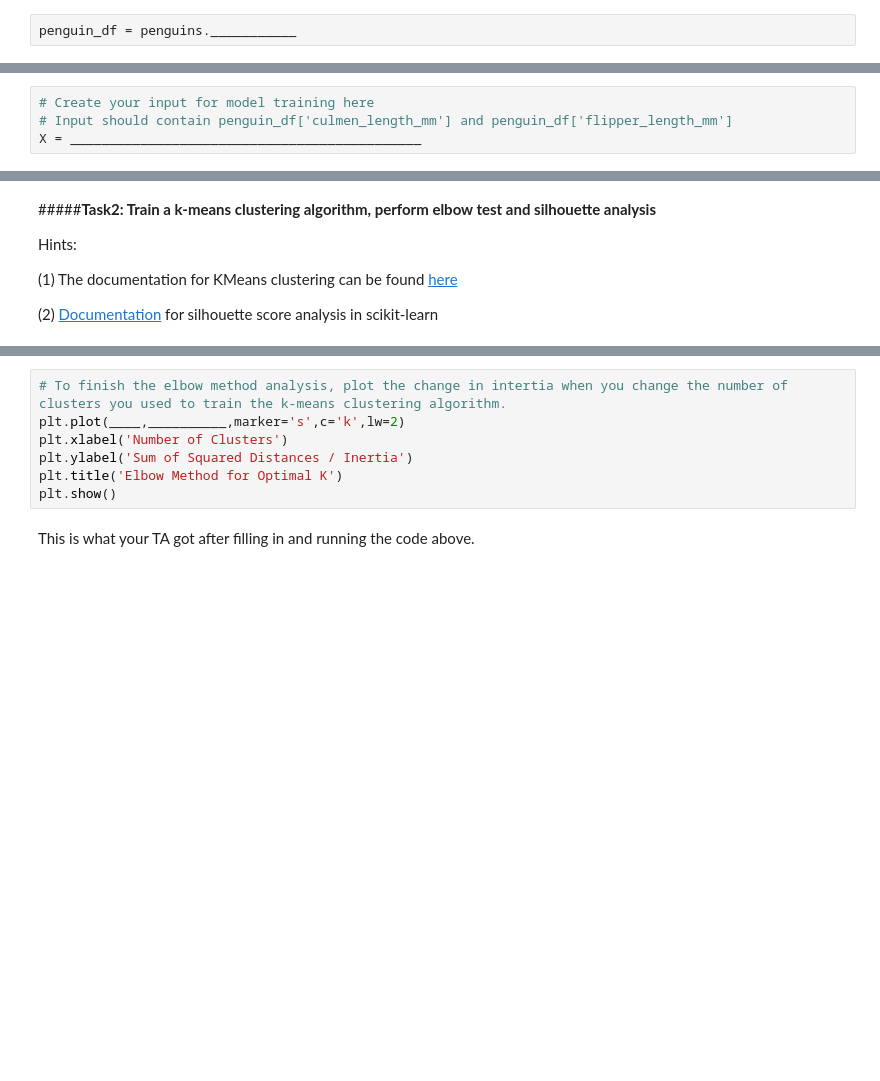
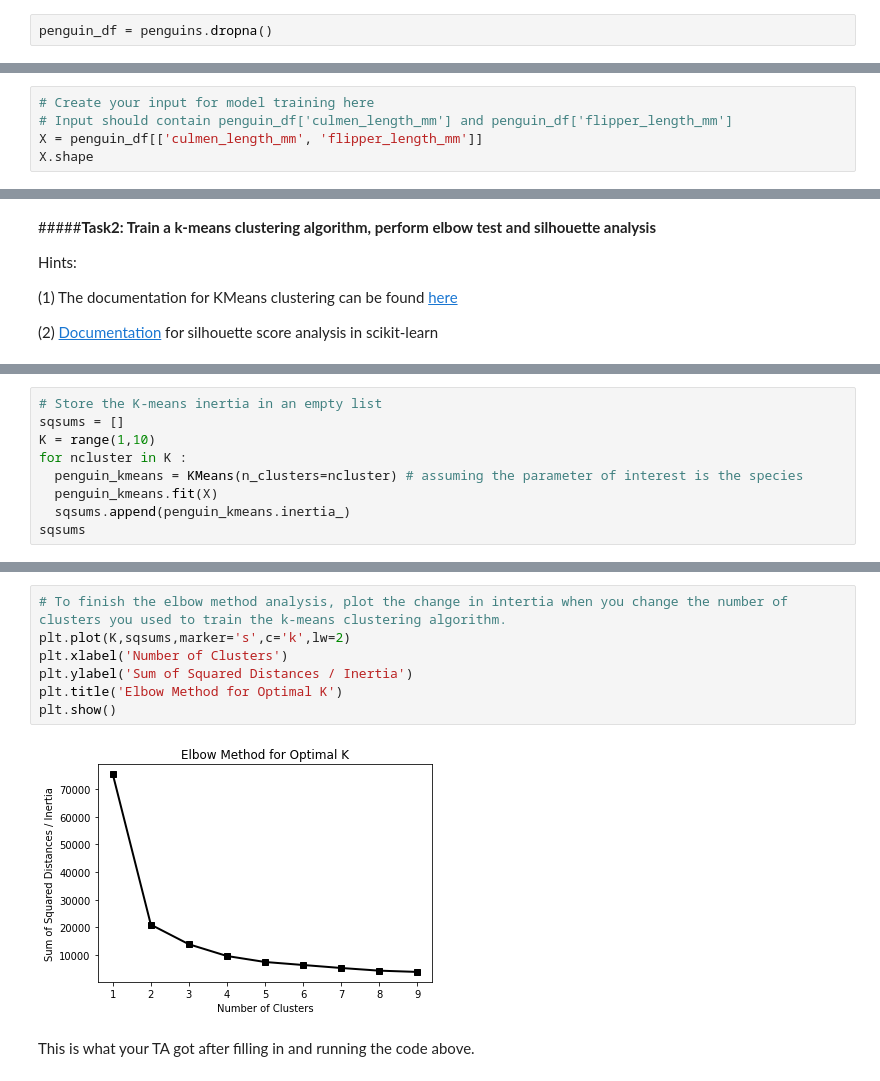
Before and after one commit to ocallaghanm/2022_Intro_Python, a Jupyter notebook: Exercises/W4_S1.ipynb, the cells around one changed output, grey strips where cells are left out. Saved outputs shown, nothing was run; the diff lists cells and outputs as text; blank space fills up the shorter version.

```diff
--- a/Exercises/W4_S1.ipynb
+++ b/Exercises/W4_S1.ipynb
@@ -87,7 +100,7 @@ Downloading data from 'https://unils-my.sharepoint.com/:x:/g/personal/tom_beucle
 
 Hint: `pandas` has a easy function for data clean up. Check out [documentation](https://pandas.pydata.org/pandas-docs/stable/reference/api/pandas.DataFrame.dropna.html) for details.
 # %%
-penguin_df = penguins.___________
+penguin_df = penguins.dropna()
 # %% [markdown]
 #####**Task1: Create an input dataset `X` with the culmen_length_mm and flipper_length_mm data columns**
 
@@ -97,4 +110,5 @@ Hints:
 # %%
 # Create your input for model training here
 # Input should contain penguin_df['culmen_length_mm'] and penguin_df['flipper_length_mm']
-X = _____________________________________________
+X = penguin_df[['culmen_length_mm', 'flipper_length_mm']]
+X.shape
@@ -121,0 +130,9 @@ for ___________ in ______ :
+# %%
+# Store the K-means inertia in an empty list
+sqsums = []
+K = range(1,10)
+for ncluster in K :
+  penguin_kmeans = KMeans(n_clusters=ncluster) # assuming the parameter of interest is the species
+  penguin_kmeans.fit(X)
+  sqsums.append(penguin_kmeans.inertia_)
+sqsums
@@ -122,10 +149,12 @@ for ___________ in ______ :
 # %%
 # To finish the elbow method analysis, plot the change in intertia when you change the number of clusters you used to train the k-means clustering algorithm.
-plt.plot(____,__________,marker='s',c='k',lw=2)
+plt.plot(K,sqsums,marker='s',c='k',lw=2)
 plt.xlabel('Number of Clusters')
 plt.ylabel('Sum of Squared Distances / Inertia')
 plt.title('Elbow Method for Optimal K')
 plt.show()
+# %% [output]
+[figure, added]
 # %% [markdown]
 This is what your TA got after filling in and running the code above.
 # %% [markdown]
```
Also changed, not shown: parts of 14 cells of this notebook.
